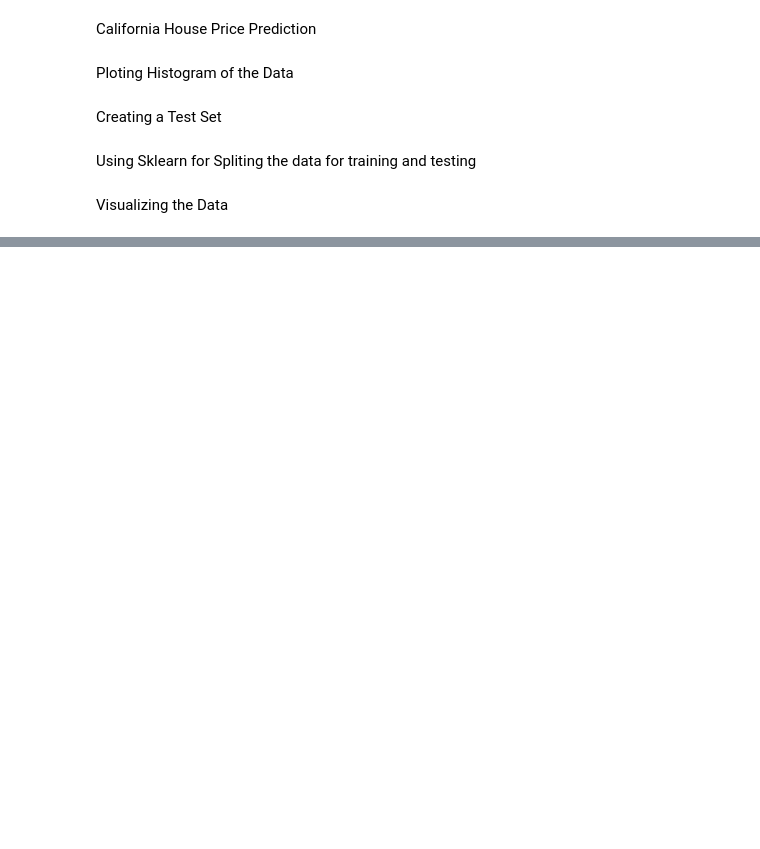
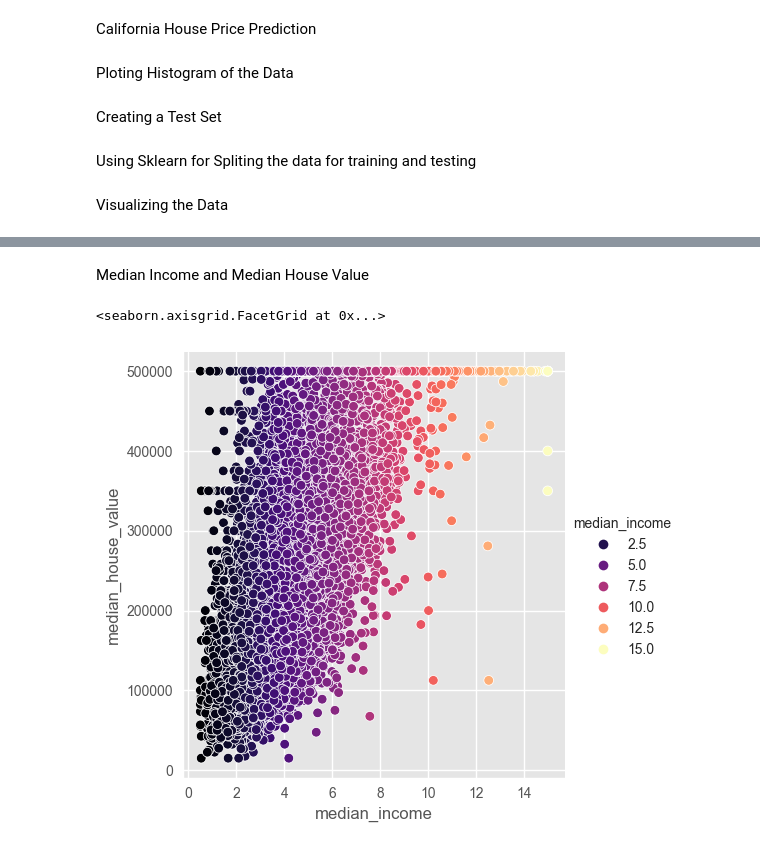
Before and after one commit to sunodmongia/House-Price, a Jupyter notebook: California_housing_price.ipynb, the cells around one changed output, grey strips where cells are left out. Drawn from its saved outputs; the diff is of its cells as text; code cells hidden in the pictures; blank space fills up the shorter version.

```diff
--- a/California_housing_price.ipynb
+++ b/California_housing_price.ipynb
@@ -152,0 +163,15 @@ plt.grid(True)
+# %% [markdown]
+Median Income and Median House Value
+# %%
+# import seaborn as sns
+
+sns.relplot(
+    data=housing,
+    x="median_income",
+    y="median_house_value",
+    hue="median_income",
+    palette="magma",
+)
+# %% [output]
+<seaborn.axisgrid.FacetGrid at 0x...>
+[figure, added]
```
Also changed, not shown: parts of 3 cells of this notebook.
